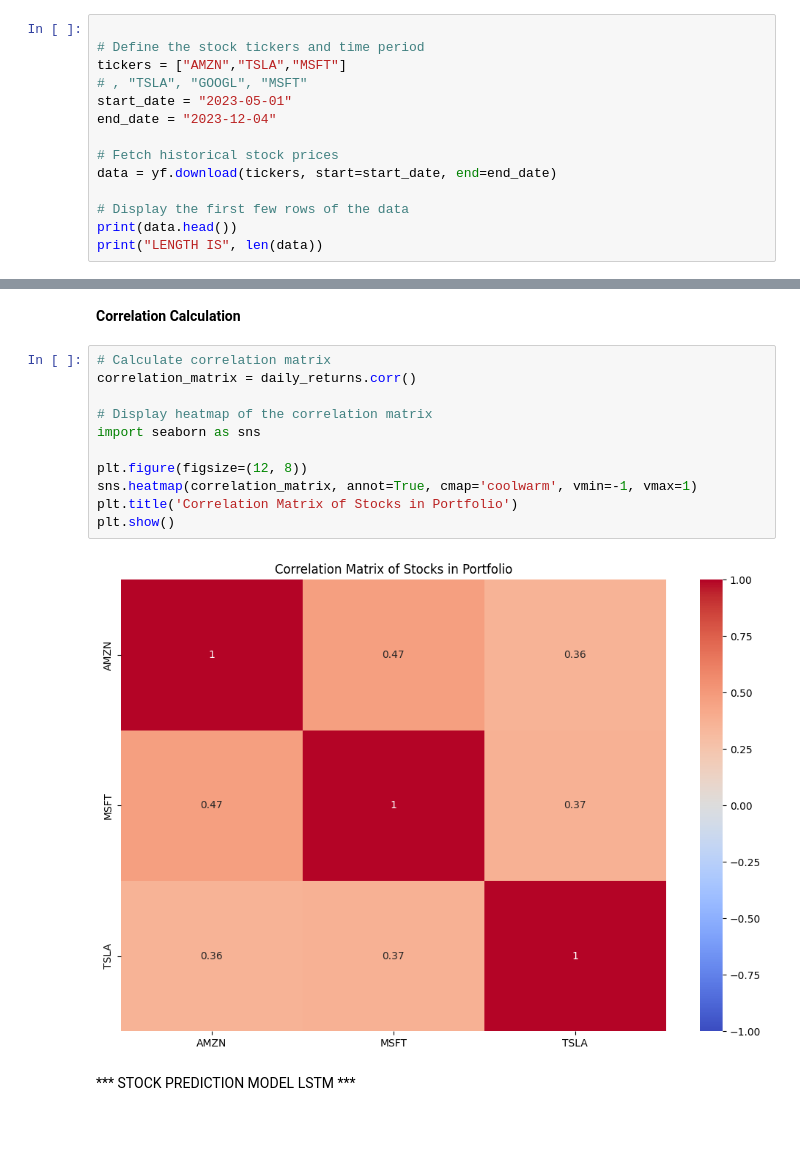
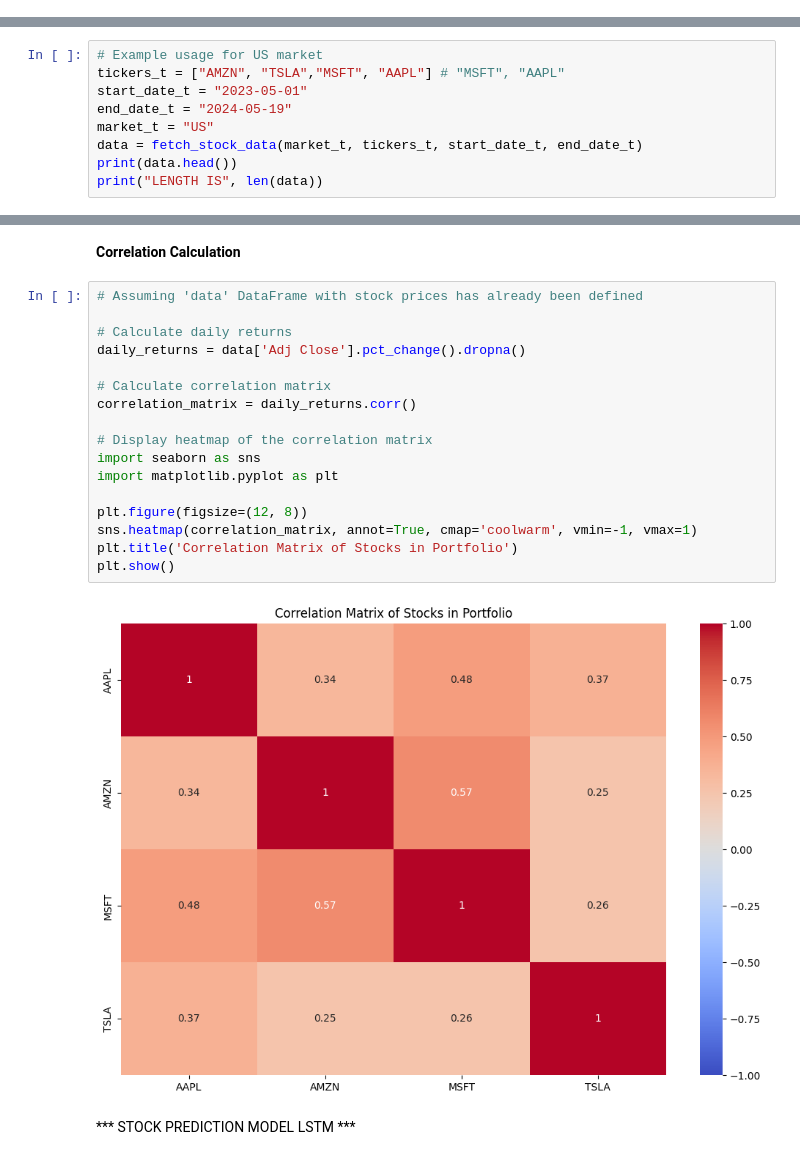
Before and after one commit to ParasX1/MarketAnalyticsTool, a Jupyter notebook: MarketAnalyticTool.ipynb, the cells around one changed output, grey strips where cells are left out. Saved outputs shown, nothing was run; the diff lists cells and outputs as text; blank space fills up the shorter version.

```diff
--- a/MarketAnalyticTool.ipynb
+++ b/MarketAnalyticTool.ipynb
@@ -26,14 +27,0 @@ Small Test If Data Can be Grabbed
-# %%
-
-# Define the stock tickers and time period
-tickers = ["AMZN","TSLA","MSFT"]
-# , "TSLA", "GOOGL", "MSFT"
-start_date = "2023-05-01"
-end_date = "2023-12-04"
-
-# Fetch historical stock prices
-data = yf.download(tickers, start=start_date, end=end_date)
-
-# Display the first few rows of the data
-print(data.head())
-print("LENGTH IS", len(data))
@@ -73,0 +75,9 @@ LENGTH IS 150
+# %%
+# Example usage for US market
+tickers_t = ["AMZN", "TSLA","MSFT", "AAPL"] # "MSFT", "AAPL"
+start_date_t = "2023-05-01"
+end_date_t = "2024-05-19"
+market_t = "US"
+data = fetch_stock_data(market_t, tickers_t, start_date_t, end_date_t)
+print(data.head())
+print("LENGTH IS", len(data))
@@ -423,17 +688,23 @@ plt.show()
 # %% [markdown]
 **Correlation Calculation**
 # %%
+# Assuming 'data' DataFrame with stock prices has already been defined
+
+# Calculate daily returns
+daily_returns = data['Adj Close'].pct_change().dropna()
+
 # Calculate correlation matrix
 correlation_matrix = daily_returns.corr()
 
 # Display heatmap of the correlation matrix
 import seaborn as sns
+import matplotlib.pyplot as plt
 
 plt.figure(figsize=(12, 8))
 sns.heatmap(correlation_matrix, annot=True, cmap='coolwarm', vmin=-1, vmax=1)
 plt.title('Correlation Matrix of Stocks in Portfolio')
 plt.show()
 # %% [output]
-[figure, old version]
+[figure, new version]
 # %% [markdown]
 *** STOCK PREDICTION MODEL LSTM ***
```
Also changed, not shown: parts of 24 cells of this notebook.
